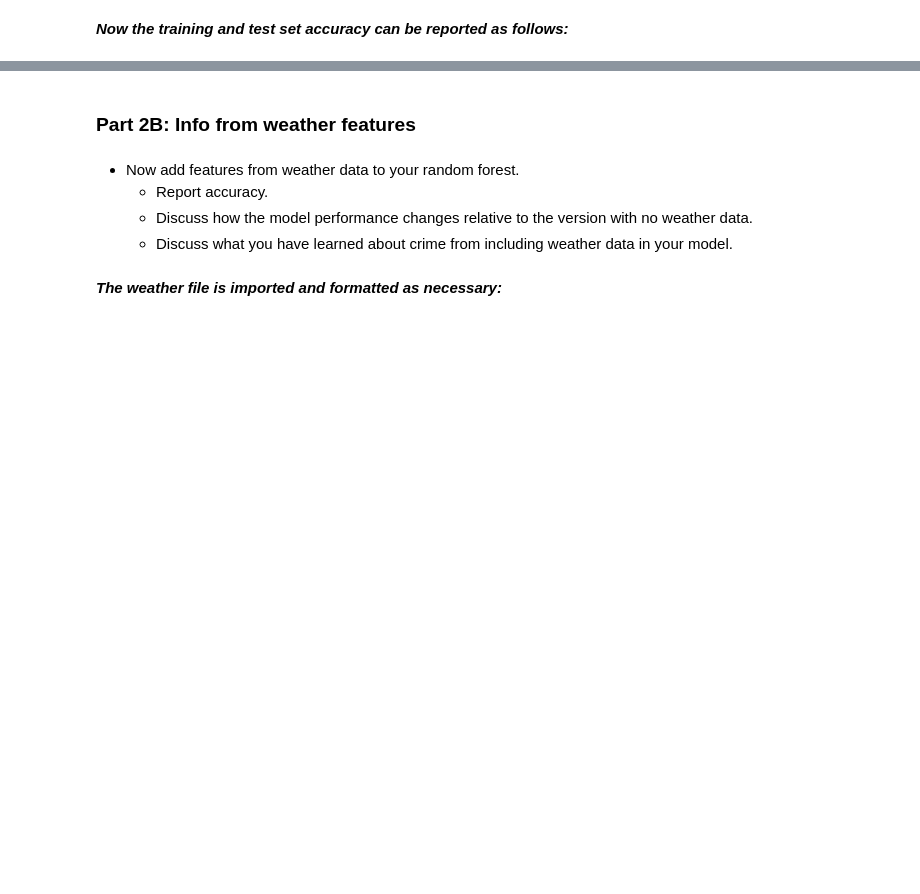
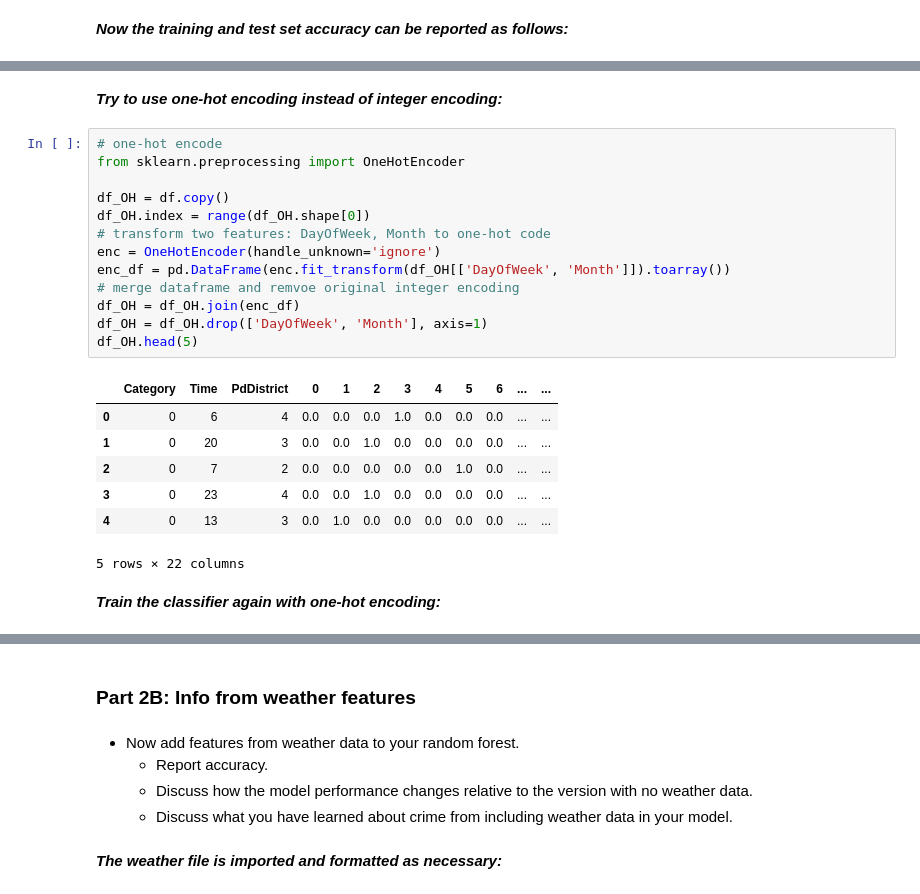
Before and after one commit to MikkiSeidenschnur/02806-Social-data-analysis-and-visualization, a Jupyter notebook: assignment-2/Assignment2.ipynb, the cells around one changed output, grey strips where cells are left out. Saved outputs shown, nothing was run; the diff lists cells and outputs as text; blank space fills up the shorter version.

Commit message:
one-hot encode

```diff
--- a/assignment-2/Assignment2.ipynb
+++ b/assignment-2/Assignment2.ipynb
@@ -221,0 +220,25 @@ test set accuracy:
+# %% [markdown]
+***Try to use one-hot encoding instead of integer encoding:***
+# %%
+# one-hot encode
+from sklearn.preprocessing import OneHotEncoder
+
+df_OH = df.copy()
+df_OH.index = range(df_OH.shape[0])
+# transform two features: DayOfWeek, Month to one-hot code
+enc = OneHotEncoder(handle_unknown='ignore')
+enc_df = pd.DataFrame(enc.fit_transform(df_OH[['DayOfWeek', 'Month']]).toarray())
+# merge dataframe and remvoe original integer encoding
+df_OH = df_OH.join(enc_df)
+df_OH = df_OH.drop(['DayOfWeek', 'Month'], axis=1)
+df_OH.head(5)
+# %% [output]
+|  | Category | Time | PdDistrict | 0 | 1 | 2 | 3 | 4 | 5 | 6 | ... | ... |
+| 0 | 0 | 6 | 4 | 0.0 | 0.0 | 0.0 | 1.0 | 0.0 | 0.0 | 0.0 | ... | ... |
+| 1 | 0 | 20 | 3 | 0.0 | 0.0 | 1.0 | 0.0 | 0.0 | 0.0 | 0.0 | ... | ... |
+| 2 | 0 | 7 | 2 | 0.0 | 0.0 | 0.0 | 0.0 | 0.0 | 1.0 | 0.0 | ... | ... |
+| 3 | 0 | 23 | 4 | 0.0 | 0.0 | 1.0 | 0.0 | 0.0 | 0.0 | 0.0 | ... | ... |
+| 4 | 0 | 13 | 3 | 0.0 | 1.0 | 0.0 | 0.0 | 0.0 | 0.0 | 0.0 | ... | ... |
+5 rows × 22 columns
+# %% [markdown]
+***Train the classifier again with one-hot encoding:***
```
Also changed, not shown: parts of 11 cells of this notebook.
